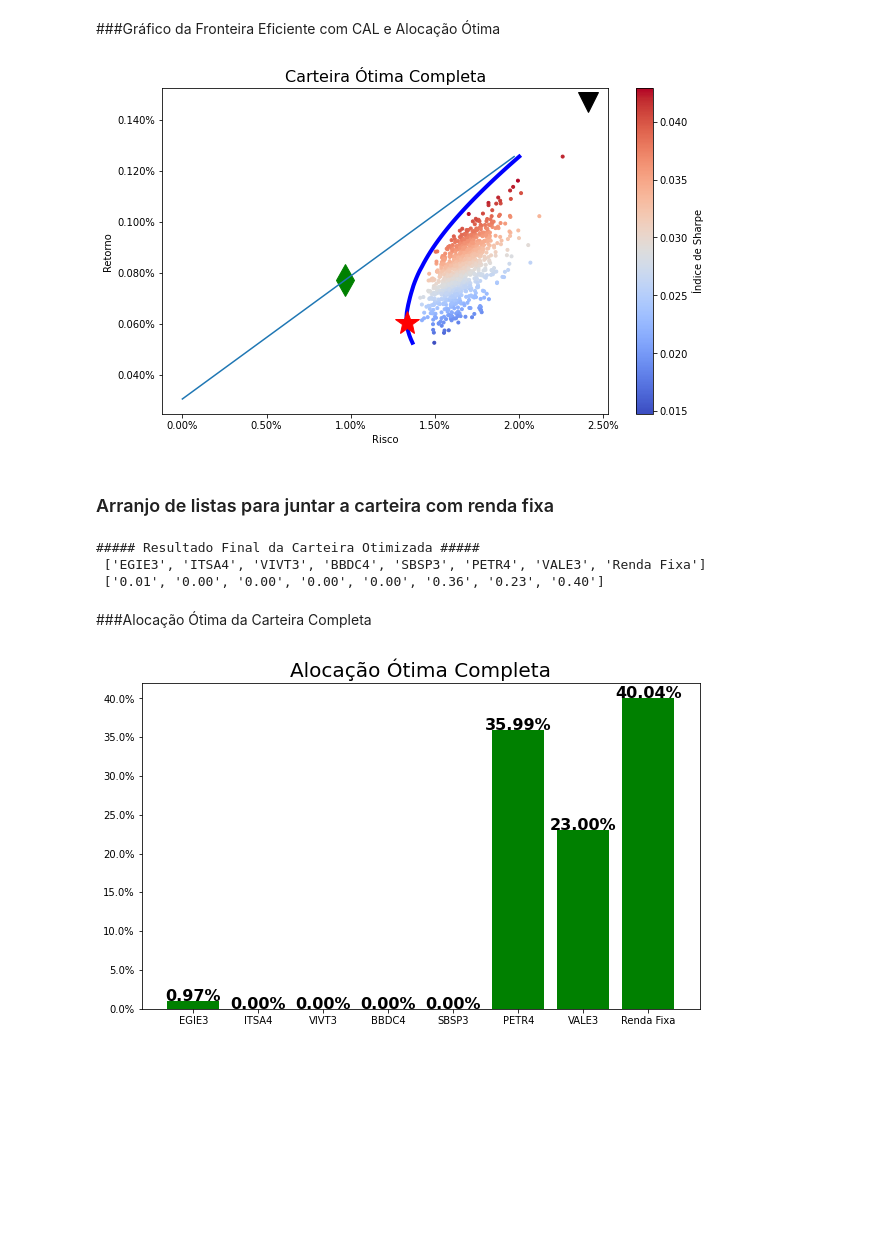
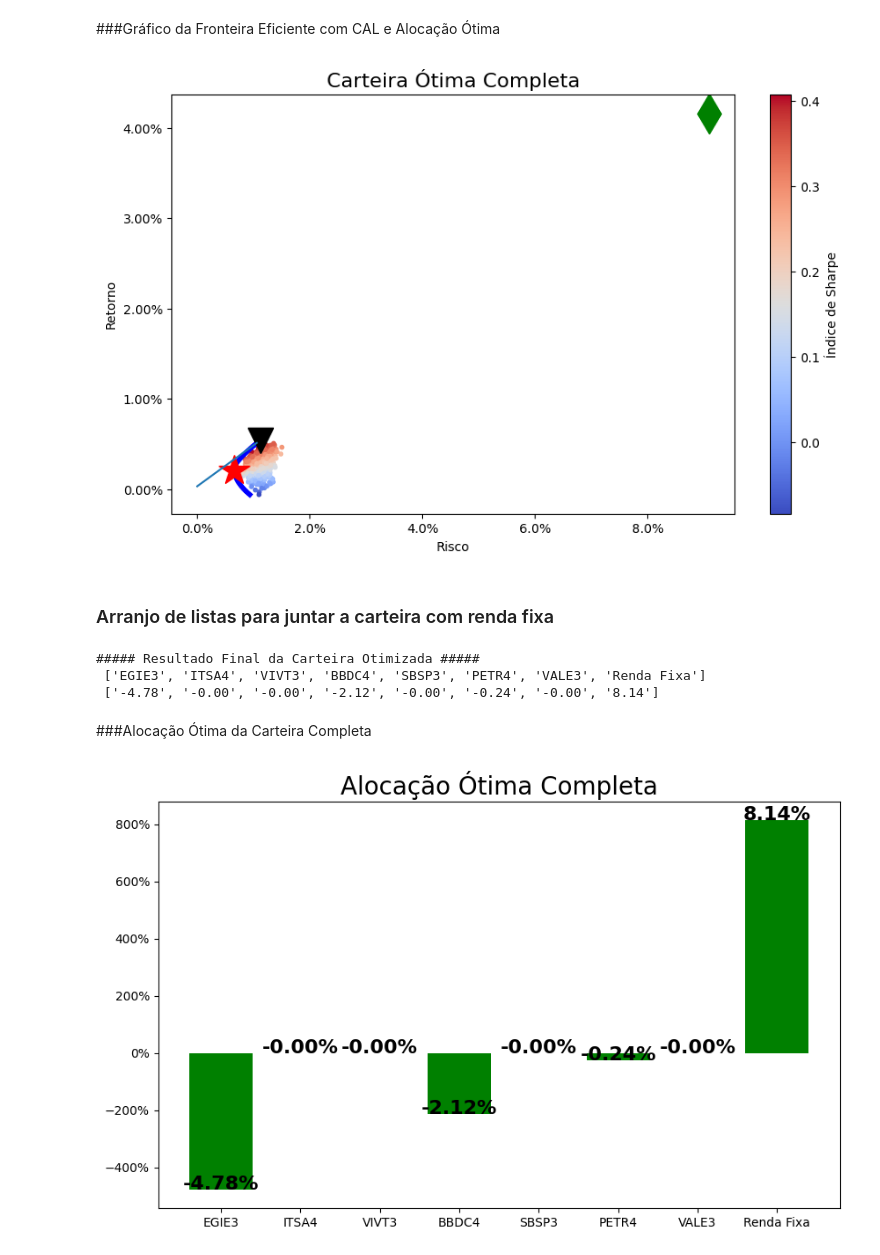
Before and after one commit to Schiessl/AgoraVAI, a Jupyter notebook: Markowitz_Teoria_Moderna_de_Portfolio.ipynb, the cells around one changed output. Drawn from its saved outputs; the diff is of its cells as text; code cells hidden in the pictures; blank space fills up the shorter version.

```diff
--- a/Markowitz_Teoria_Moderna_de_Portfolio.ipynb
+++ b/Markowitz_Teoria_Moderna_de_Portfolio.ipynb
@@ -76,7 +78,8 @@ tickers = ['EGIE3.SA', 'ITSA4.SA', 'VIVT3.SA', 'BBDC4.SA', 'SBSP3.SA','PETR4.SA'
 precos = pd.DataFrame()
 
 for i in tickers:
-    precos[i] = pdr.data.get_data_yahoo(i,start=data_inicio, end=date_today)['Adj Close'] # Importa somente preços ajustados
+  ticker = yf.Ticker(i)
+  precos[i] = ticker.history()["Close"]
 # %% [markdown]
 ###Renomeando colunas
 # %%
@@ -139,5 +143,5 @@ retornos.head()
 # %%
-retornos = np.log(precos/precos.shift(1))
+retornos = np.log(precos/precos.shift(1)).dropna()
 retornos.head()
 # %% [output]
 |  | EGIE3 | ITSA4 | VIVT3 | BBDC4 | SBSP3 | PETR4 | VALE3 |
@@ -304,7 +315,8 @@ x=rotulo
 y=peso_otimo
 
 # definir fonte
-font = {'family' : 'normal', 'weight' : 'bold', 'size' : 16}
+# font = {'family' : 'LiberationSans', 'weight' : 'bold', 'size' : 16}
+font = {'weight' : 'bold', 'size' : 16}
 
 # função para adicionar valor das barras
 def addlabels(x,y):
@@ -371,7 +383,7 @@ x=rotulo
 y=otim_sharpe['x'].round(3)
 
 # definir fonte
-font = {'family' : 'normal', 'weight' : 'bold', 'size' : 16}
+font = {'weight' : 'bold', 'size' : 16}
 
 # função para adicionar valor das barras
 def addlabels(x,y):
@@ -443,7 +455,7 @@ plt.colorbar(label='Índice de Sharpe')
 plt.gca().yaxis.set_major_formatter(mtick.PercentFormatter(xmax=1.0))
 plt.gca().xaxis.set_major_formatter(mtick.PercentFormatter(xmax=1.0))
 # %% [output]
-[figure, old version]
+[figure, new version]
 # %% [markdown]
 ### Arranjo de listas para juntar a carteira com renda fixa
 # %%
@@ -470,35 +482,34 @@ print('##### Resultado Final da Carteira Otimizada #####', '\n',
 # %% [output]
 ##### Resultado Final da Carteira Otimizada #####
  ['EGIE3', 'ITSA4', 'VIVT3', 'BBDC4', 'SBSP3', 'PETR4', 'VALE3', 'Renda Fixa']
- ['0.01', '0.00', '0.00', '0.00', '0.00', '0.36', '0.23', '0.40']
+ ['-4.78', '-0.00', '-0.00', '-2.12', '-0.00', '-0.24', '-0.00', '8.14']
 # %% [markdown]
 ###Alocação Ótima da Carteira Completa
 # %%
 x=rotulo_rf
 y=p_s
 #peso_otimo
 
 # definir fonte
-font = {'family' : 'normal',
-        'weight' : 'bold',
-        'size'   : 16}
+font = {'weight' : 'bold', 'size'   : 16}
 
 # função para adicionar valor das barras
 def addlabels(x,y):
     for i in range(len(x)):
 #        plt.text(i,y[i],y[i], ha = 'center')
-        plt.text(i, y[i], '{:.2%}'.format(y[i]), ha = 'center', **font )
+        # plt.text(i, y[i], '{:.2%}'.format(y[i]), ha = 'center', **font )
+        plt.text(i, y[i], '{:.2%}'.format(y[i]/100), ha = 'center', **font )
 
 fig, ax =plt.subplots(figsize=(10,6))
 
 #Faz o gráfico de barras
 plt.bar(x, y, color='green' )
 
 # chama a função para adicionar valor nas barras
 addlabels(x, y)
 # adiciona título
 plt.title('Alocação Ótima Completa', fontsize= 20)
 # transforma eixo y em percentual
 plt.gca().yaxis.set_major_formatter(mtick.PercentFormatter(xmax=1.0))
 # %% [output]
-[figure, old version]
+[figure, new version]
```
Also changed, not shown: parts of 15 cells of this notebook.
